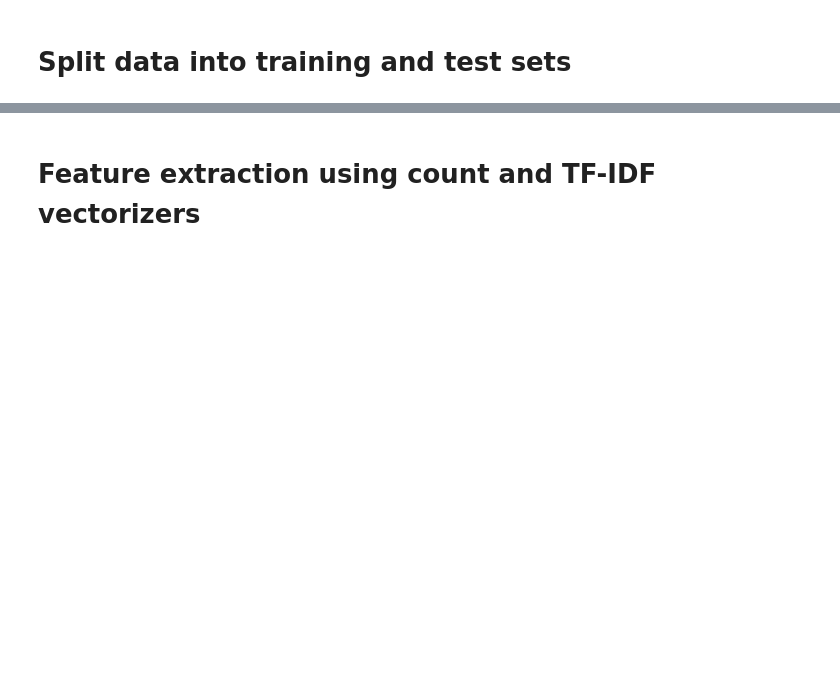
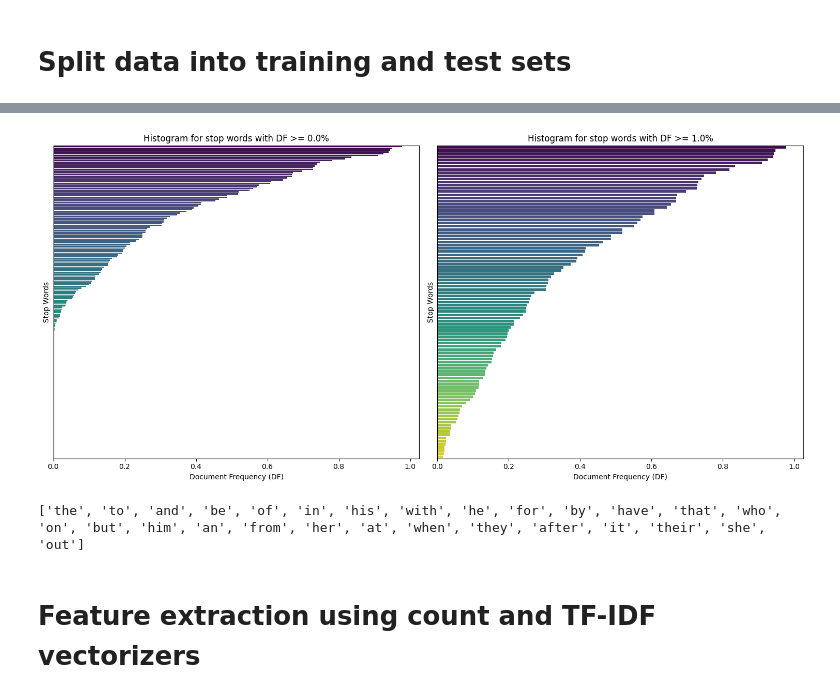
Before and after one commit to guilhermeleitao2002/Movie-Genre-Prediction, a Jupyter notebook: LN_models.ipynb, the cells around one changed output, grey strips where cells are left out. Cells and saved outputs as stored; diff of their text form; code cells hidden in the pictures; blank space fills up the shorter version.

```diff
--- a/LN_models.ipynb
+++ b/LN_models.ipynb
@@ -129,6 +184,7 @@ def preprocess_data(data, lemmatize, combine_fields):
 # %%
 combine_fields = ['from', 'director', 'title']
-data = preprocess_data(data, True, combine_fields)
+data_removed = preprocess_data(data, True, combine_fields)
+data_not_removed = preprocess_data_keep_sw(data, True, combine_fields)
 # %% [markdown]
 # Split data into training and test sets
 # %%
@@ -146,3 +322,63 @@ X_train, X_test, y_train, y_test, label_encoder = split_data(data)
+# %%
+# CountVectorizer to create a document-term matrix for stop words
+vectorizer = CountVectorizer(vocabulary=stop_words, binary=True)  # Count presence
+X = vectorizer.fit_transform(X_train_series_not_removed)  # Transform the title-plot feature
+
+# Compute document frequencies
+doc_freq = X.sum(axis=0) / X.shape[0]  # Fraction of documents (observations) containing each stop word
+
+# Sort stop words by document frequency.
+stop_word_df = pd.DataFrame({
+    'stop_word': vectorizer.get_feature_names_out(),
+    'doc_frequency': doc_freq.A1
+}).sort_values(by='doc_frequency', ascending=False)
+
+# Set a threshold for significant stop words
+def threshold_stop_word_df(stop_word_df, threshold=0.82):   # Default: appearing in 82% of observations
+  return stop_word_df[stop_word_df['doc_frequency'] >= threshold]
+# %%
+# Stop words document frequency (DF)
+with warnings.catch_warnings():
+    warnings.simplefilter(action='ignore', category=FutureWarning)
+    plt.figure(figsize=(15, 7))
+
+    # Stop words appearing in >= 0 observations
+    threshold = 0.0
+    plt.subplot(1, 2, 1)
+    sns.barplot(x='doc_frequency', y='stop_word', data=threshold_stop_word_df(stop_word_df, threshold), palette='viridis')
+    plt.title(f'Histogram for stop words with DF >= {threshold*100}%')
+    plt.xlabel('Document Frequency (DF)')
+    plt.ylabel('Stop Words')
+    plt.yticks([])
+
+    # Stop words appearing in >= 1% observations
+    threshold = 0.01
+    top_stop_words = stop_word_df[stop_word_df['doc_frequency'] >= threshold]
+    plt.subplot(1, 2, 2)
+    sns.barplot(x='doc_frequency', y='stop_word', data=threshold_stop_word_df(stop_word_df, threshold), palette='viridis')
+    plt.title(f'Histogram for stop words with DF >= {threshold*100}%')
+    plt.xlabel('Document Frequency (DF)')
+    plt.ylabel('Stop Words')
+    plt.yticks([])
+
+    plt.tight_layout()
+    plt.show()
+# %% [output]
+[figure, added]
+# %%
+threshold = 0.5   # choose stop word' DF threshold
+stop_words_filtered = threshold_stop_word_df(stop_word_df, threshold)['stop_word'].tolist()
+print(stop_words_filtered)
+
+threshold = int(threshold*100)
+
+# Save the stop words to a file
+file = open(f'stop_words{threshold}.txt','w')
+for stop_word in stop_words_filtered:
+	file.write(stop_word+",")
+file.close()
+# %% [output]
+['the', 'to', 'and', 'be', 'of', 'in', 'his', 'with', 'he', 'for', 'by', 'have', 'that', 'who', 'on', 'but', 'him', 'an', 'from', 'her', 'at', 'when', 'they', 'after', 'it', 'their', 'she', 'out']
 # %% [markdown]
 # Feature extraction using count and TF-IDF vectorizers
 # %%
```
Also changed, not shown: parts of 20 cells of this notebook.
